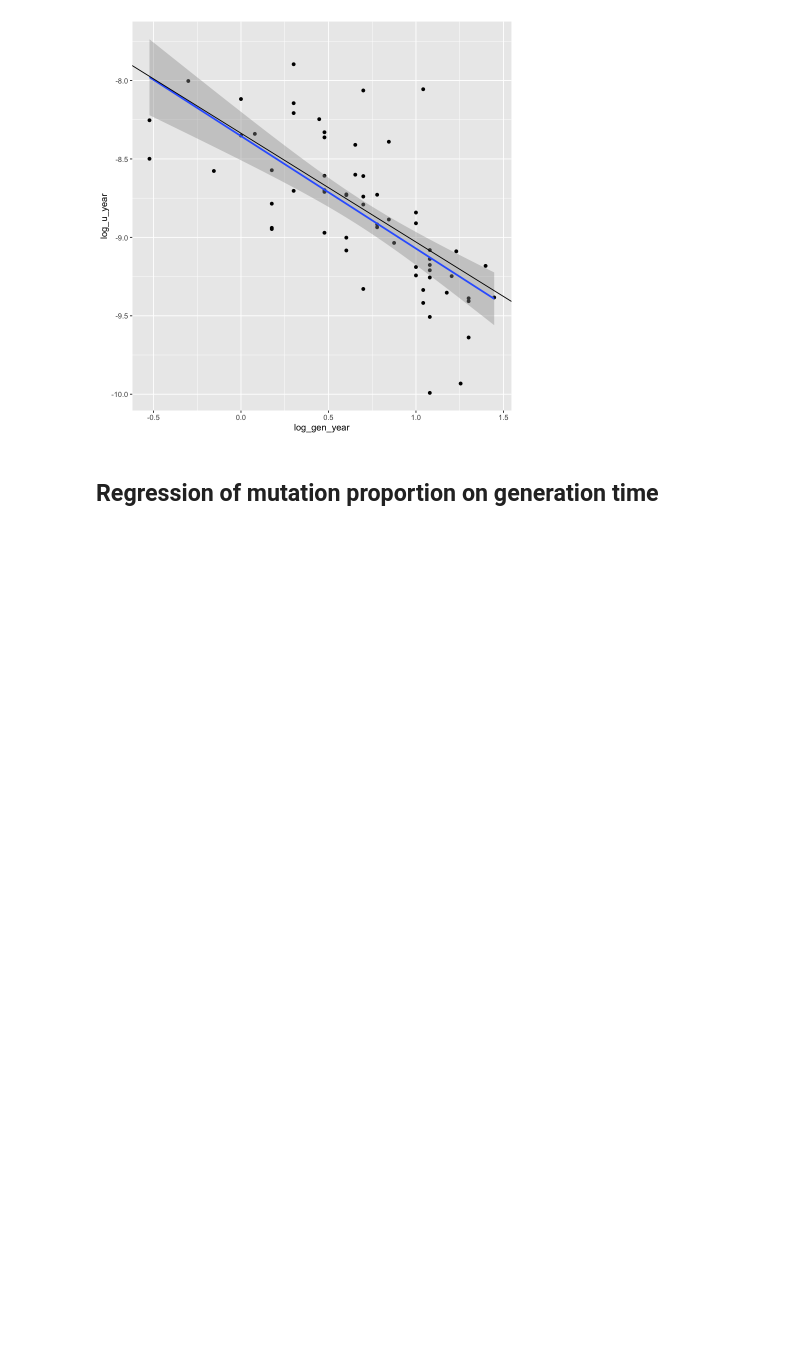
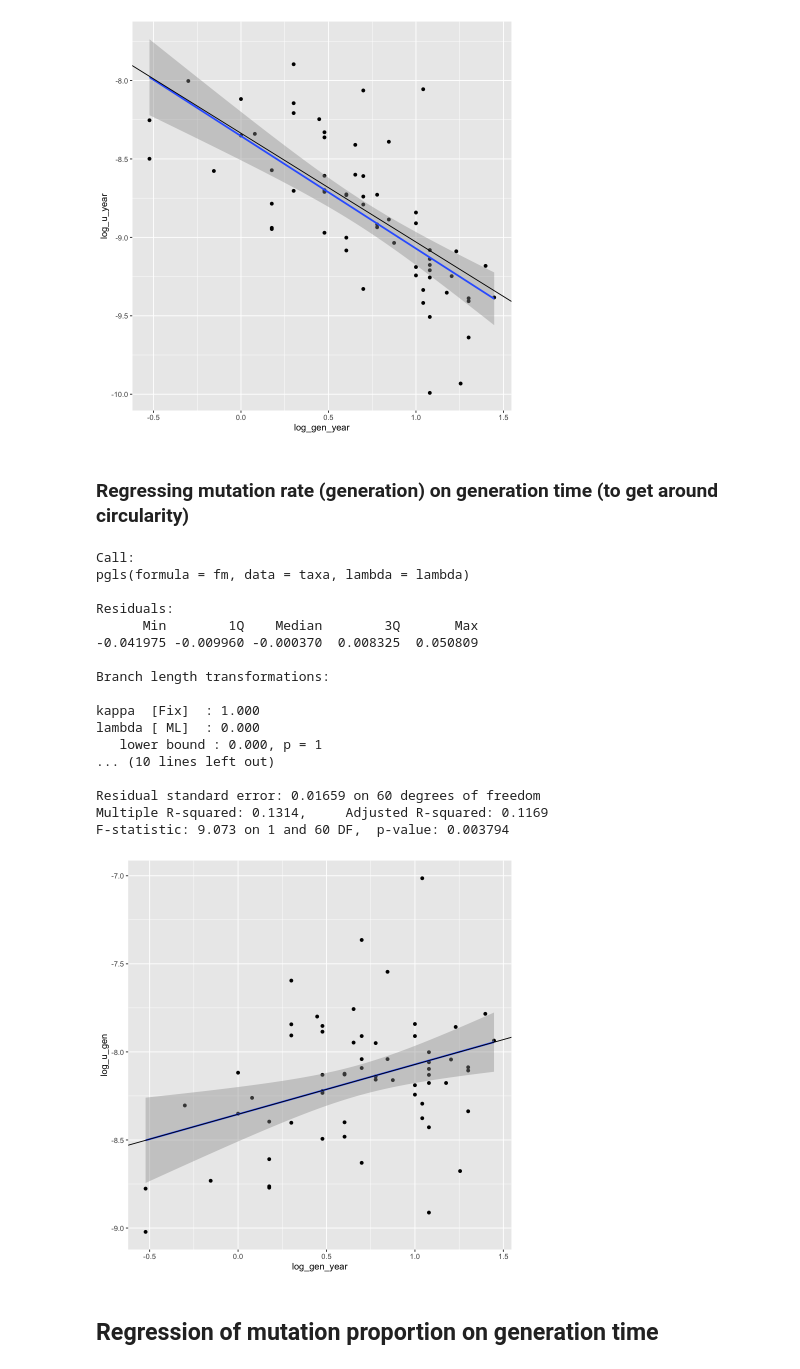
Before and after one commit to harrispopgen/clocklike-DBH, a Jupyter notebook: r_pgls_bergeron_data.ipynb, the cells around one changed output. Cells and saved outputs as stored; diff of their text form; code cells hidden in the pictures; blank space fills up the shorter version.

Commit message:
regressed mu_gen vs gen to show that the correlation between mu_year vs gen is not an artifact

```diff
--- a/r_pgls_bergeron_data.ipynb
+++ b/r_pgls_bergeron_data.ipynb
@@ -217,6 +221,32 @@ lambda
  1e-06
 [1]        NA 0.3731098
 [figure]
+# %% [markdown]
+### Regressing mutation rate (generation) on generation time (to get around circularity)
+# %%
+lambda <- "ML"
+model.u_gen.g <- run_pgls(df, tree_berg, "log_gen_year", "log_u_gen", lambda=lambda, print_plot=TRUE)
+summary(model.u_gen.g)
+# save_summary_data(model.u_gen.g, print_output=FALSE, save_output=TRUE, save_filename="output/r_bergeron/mu_gen_gen.csv")
+# %% [output]
+Call:
+pgls(formula = fm, data = taxa, lambda = lambda)
+
+Residuals:
+      Min        1Q    Median        3Q       Max
+-0.041975 -0.009960 -0.000370  0.008325  0.050809
+
+Branch length transformations:
+
+kappa  [Fix]  : 1.000
+lambda [ ML]  : 0.000
+   lower bound : 0.000, p = 1
+... (10 lines left out)
+
+Residual standard error: 0.01659 on 60 degrees of freedom
+Multiple R-squared: 0.1314,     Adjusted R-squared: 0.1169
+F-statistic: 9.073 on 1 and 60 DF,  p-value: 0.003794
+[figure, added]
 # %% [markdown]
 ## Regression of mutation proportion on generation time
 # %%
```
Also changed, not shown: parts of 3 cells of this notebook.
